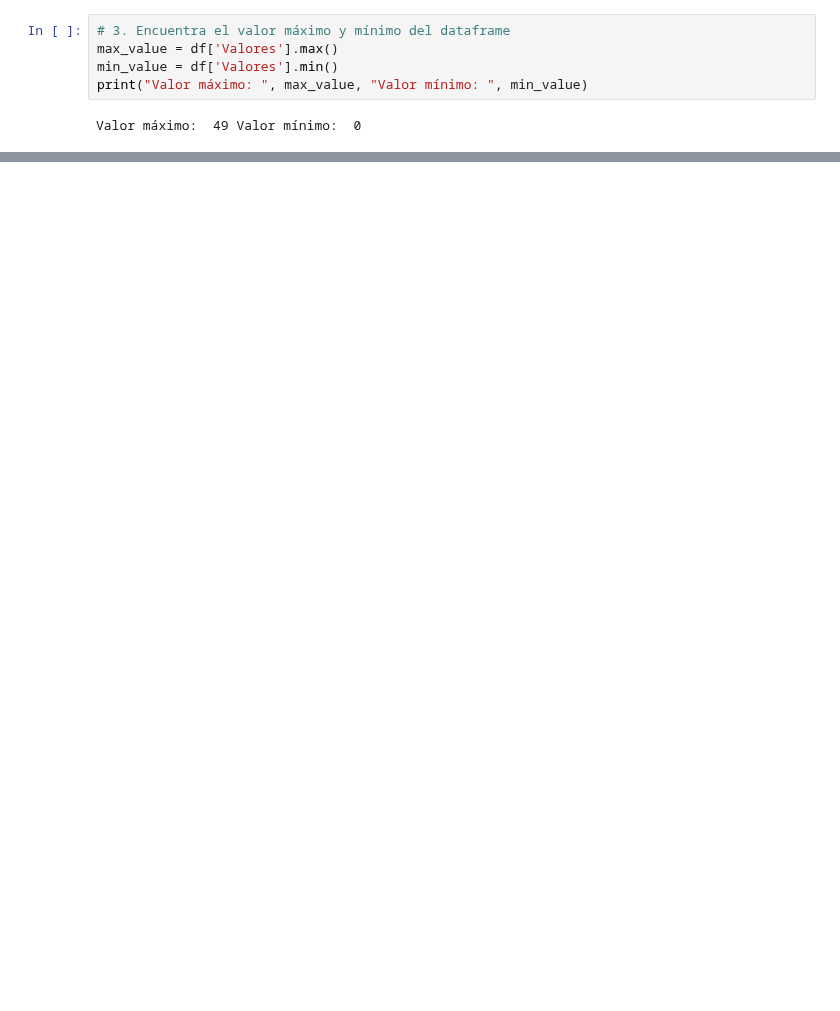
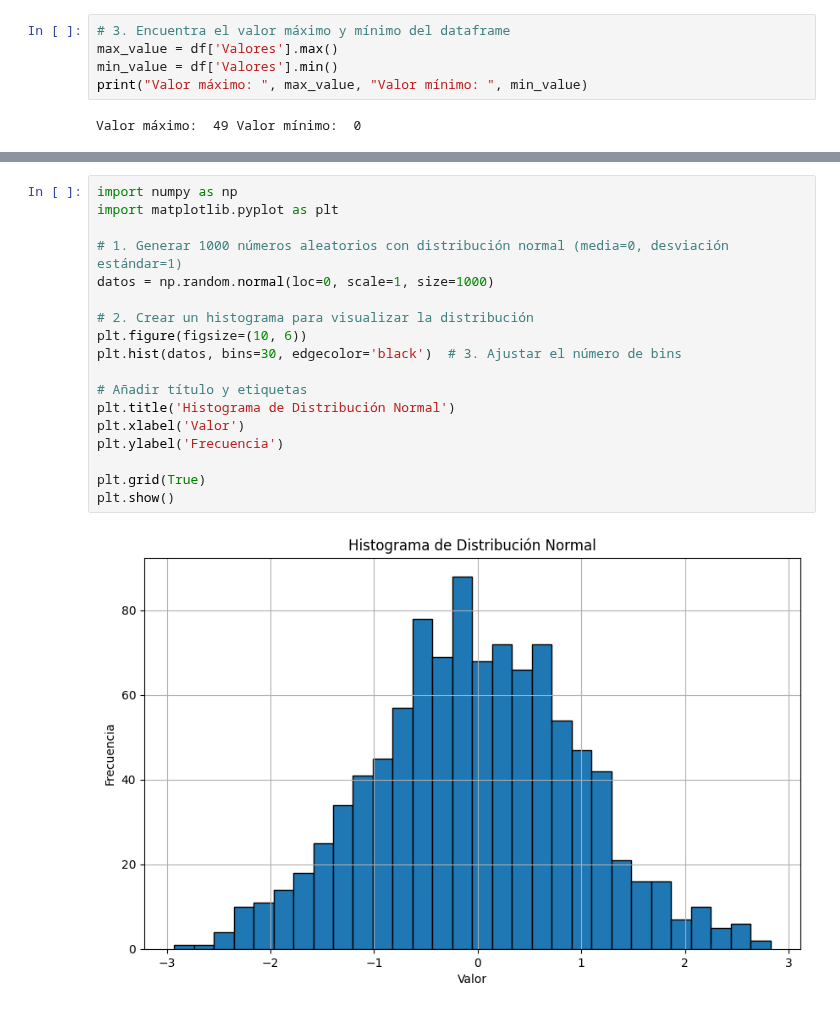
Before and after one commit to AminadabC/MIAAD, a Jupyter notebook: Matematicas/Actividad_estadistica.ipynb, the cells around one changed output, grey strips where cells are left out. Saved outputs shown, nothing was run; the diff lists cells and outputs as text; blank space fills up the shorter version.

```diff
--- a/Matematicas/Actividad_estadistica.ipynb
+++ b/Matematicas/Actividad_estadistica.ipynb
@@ -139,0 +251,20 @@ Valor máximo:  49 Valor mínimo:  0
+# %%
+import numpy as np
+import matplotlib.pyplot as plt
+
+# 1. Generar 1000 números aleatorios con distribución normal (media=0, desviación estándar=1)
+datos = np.random.normal(loc=0, scale=1, size=1000)
+
+# 2. Crear un histograma para visualizar la distribución
+plt.figure(figsize=(10, 6))
+plt.hist(datos, bins=30, edgecolor='black')  # 3. Ajustar el número de bins
+
+# Añadir título y etiquetas
+plt.title('Histograma de Distribución Normal')
+plt.xlabel('Valor')
+plt.ylabel('Frecuencia')
+
+plt.grid(True)
+plt.show()
+# %% [output]
+[figure, added]
```
Also changed, not shown: parts of 24 cells of this notebook.
